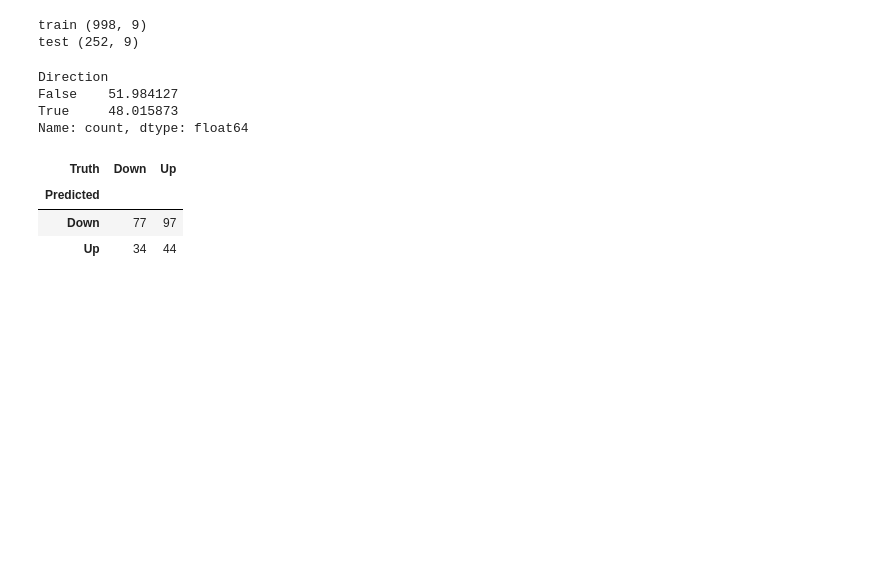
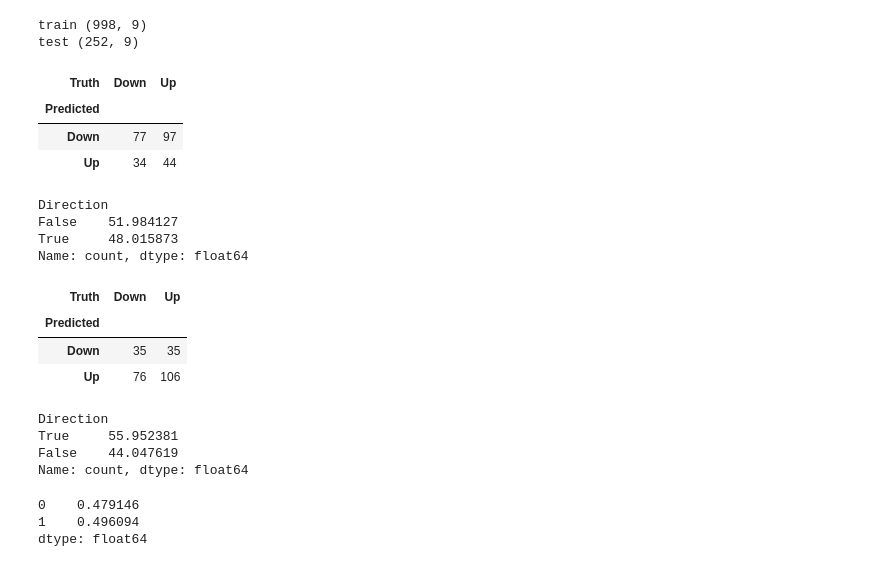
Before and after one commit to xuzmocode4-325/isl, a Jupyter notebook: 3-classification/notebooks/lab.ipynb, the cells around one changed output. Saved outputs shown, nothing was run; the diff lists cells and outputs as text; code cells hidden in the pictures; blank space fills up the shorter version.

```diff
--- a/3-classification/notebooks/lab.ipynb
+++ b/3-classification/notebooks/lab.ipynb
@@ -160,14 +160,6 @@ probs = results.predict(exog=X_test)
 # %%
 labels =  np.array (['Down'] * 252)
 labels[probs > 0.5] = "Up"
-# %%
-accuracy  = labels == Smarket_test['Direction']
-accuracy.value_counts() / 252 * 100
-# %% [output]
-Direction
-False    51.984127
-True     48.015873
-Name: count, dtype: float64
 # %%
 confusion_table(labels, Smarket_test.Direction)
 # %% [output]
@@ -175,3 +167,52 @@ confusion_table(labels, Smarket_test.Direction)
 | Predicted |  |  |
 | Down | 77 | 97 |
 | Up | 34 | 44 |
+# %%
+accuracy  = labels == Smarket_test['Direction']
+accuracy.value_counts() / 252 * 100
+# %% [output]
+Direction
+False    51.984127
+True     48.015873
+Name: count, dtype: float64
+# %%
+model = MS(['Lag1', 'Lag2']).fit(Smarket)
+X = model.transform(Smarket)
+
+X_train , X_test = X.loc[train], X.loc[-train]
+glm_train = sm.GLM(y_train, X_train, family=sm.families.Binomial())
+
+results = glm_train.fit()
+probs = results.predict(exog=X_test)
+
+labels =  np.array (['Down'] * 252)
+labels[probs > 0.5] = "Up"
+
+confusion_table(labels , Smarket_test.Direction)
+# %% [output]
+| Truth | Down | Up |
+| Predicted |  |  |
+| Down | 35 | 35 |
+| Up | 76 | 106 |
+# %%
+accuracy  = labels == Smarket_test['Direction']
+accuracy.value_counts() / 252 * 100
+# %% [output]
+Direction
+True     55.952381
+False    44.047619
+Name: count, dtype: float64
+# %%
+newdata = pd. DataFrame (
+    {
+        'Lag1':[1.2 , 1.5],
+        'Lag2':[1.1 , -0.8]
+    }
+);
+
+newX = model.transform(newdata)
+results.predict(newX)
+# %% [output]
+0    0.479146
+1    0.496094
+dtype: float64
```
